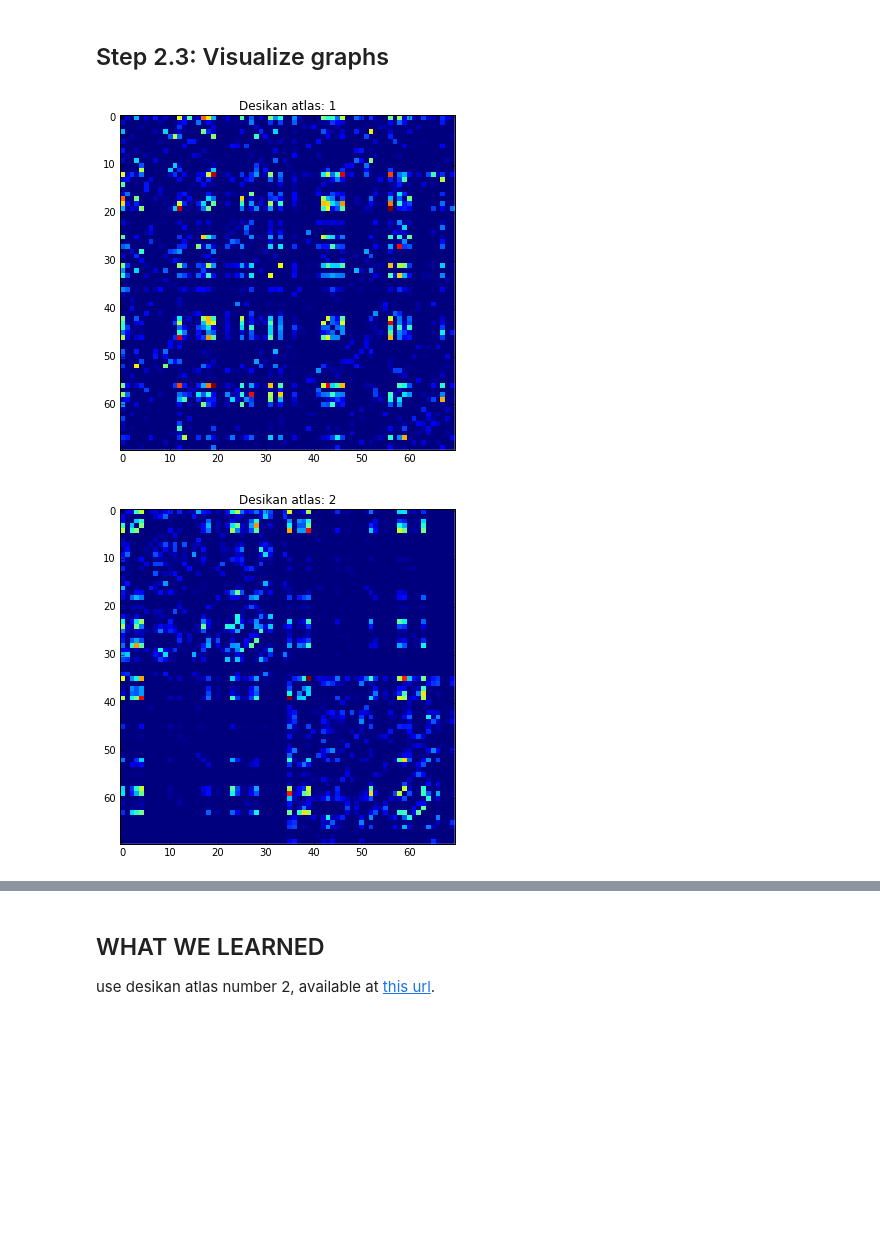
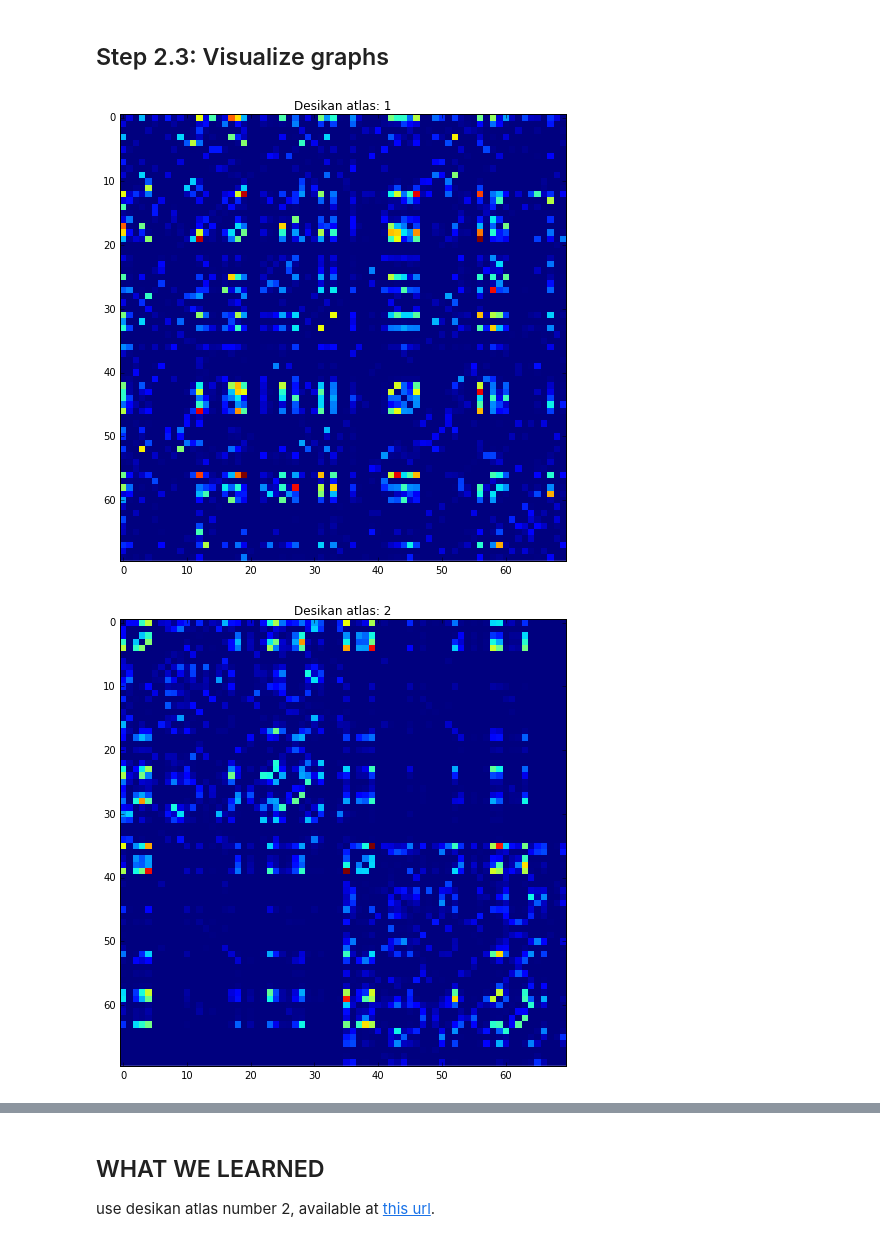
Before and after one commit to neurodata/desikan, a Jupyter notebook: desikan_analysis.ipynb, the cells around one changed output, grey strips where cells are left out. Saved outputs shown, nothing was run; the diff lists cells and outputs as text; code cells hidden in the pictures; blank space fills up the shorter version.

```diff
--- a/desikan_analysis.ipynb
+++ b/desikan_analysis.ipynb
@@ -175,13 +175,13 @@ Average degree:  31.6286
 # %%
 import networkx as nx
 import matplotlib.pyplot as plt
 %matplotlib inline
 
 for ky in g:
-    plt.figure(figsize=(6,6))
+    plt.figure(figsize=(8,8))
     adj = nx.adj_matrix(g[ky].get_graph()).todense()
     plt.imshow(adj, interpolation='none')
     plt.title('Desikan atlas: '+str(ky))
 # %% [output]
-[figure, old version]
+[figure, new version]
-[figure, old version]
+[figure, new version]
```
Also changed, not shown: parts of 3 cells of this notebook.
